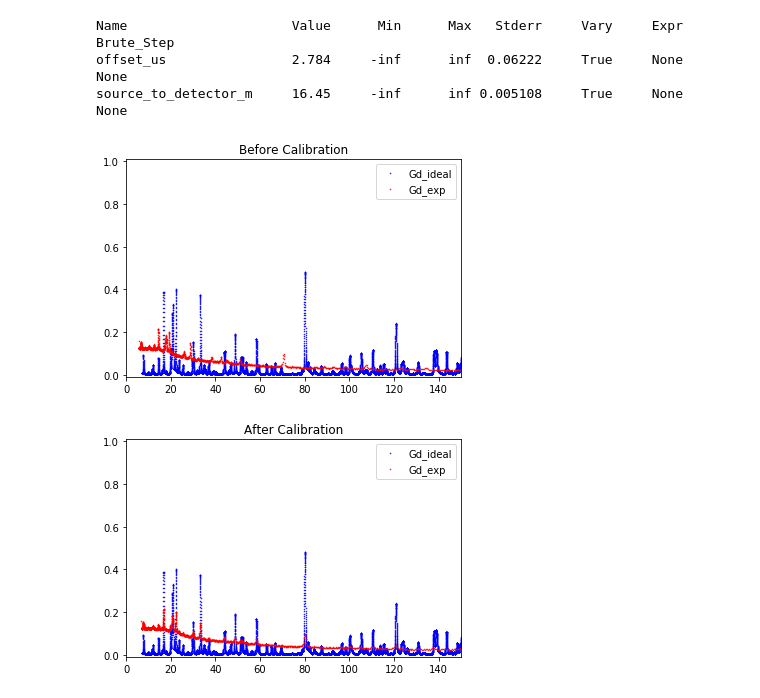
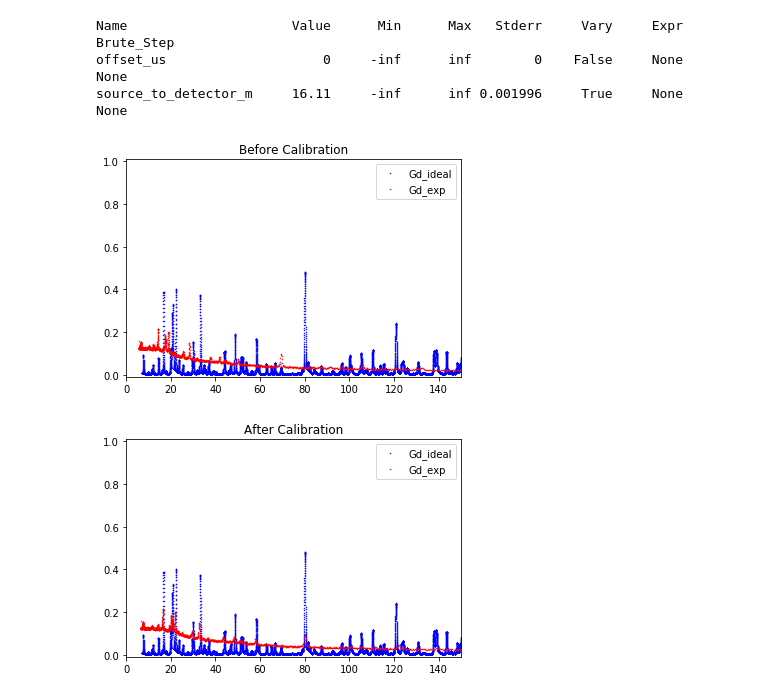
Before and after one commit to ornlneutronimaging/ResoFit, a Jupyter notebook: notebooks/tutorial.ipynb, the cells around one changed output. Drawn from its saved outputs; the diff is of its cells as text; code cells hidden in the pictures.

Commit message:
passed unit tests. updated the nbr_points+1 for scipy.interpolate

```diff
--- a/notebooks/tutorial.ipynb
+++ b/notebooks/tutorial.ipynb
@@ -20,49 +13,42 @@ energy_min = 7
 energy_max = 150
 energy_step = 0.01
 # %%
-# Input sample name or names as str, case sensitive
 _layer_1 = 'Gd'
 _thickness_1 = 0.15  # mm
 mass = 0.36  # gram
-length = 25
-width = 25
-height = 0.075
-mm3_to_cm3 = 0.001
-density = mass / (length * width * height * mm3_to_cm3)
-_density_1 = np.NaN
+density = 7.68 #mass / (length * width * height * mm3_to_cm3)
 
-
+folder = 'data'
 data_file = 'all_thin.txt'
 spectra_file = 'Image002_Spectra.txt'
 repeat = 5
-
-
-source_to_detector_m = 16  # 16#16.445359069030175#16.447496101100739
-offset_us = 0  # 0#2.7120797253959119#2.7355447625559037
+# %%
+source_to_detector_m = 16.  # 16#16.445359069030175#16.447496101100739
+offset_us = 0  # 0#2.7120797253959119#2.7355447625559037
 # %%
 # Calibrate the peak positions
-params_calibrate = Parameters()
-params_calibrate.add('source_to_detector_m', value=source_to_detector_m, vary=True)
-params_calibrate.add('offset_us', value=offset_us, vary=True)
-
 calibration = Calibration(data_file=data_file,
                           spectra_file=spectra_file,
                           layer_1=_layer_1,
                           thickness_1=_thickness_1,
                           density_1=np.NaN,
                           energy_min=energy_min,
                           energy_max=energy_max,
                           energy_step=energy_step,
-                          repeat=5)
+                          repeat=repeat,
+                          folder=folder)
 
-calibrate_result = calibration.calibrate(params_calibrate=params_calibrate)
+calibrate_result = calibration.calibrate(source_to_detector_m=source_to_detector_m,
+                                         offset_us=offset_us,
+                                         vary='source_to_detector')
 calibration.plot_before()
 calibration.plot_after()
+# calibration.plot_after_interp()
 # %% [output]
 Name                     Value      Min      Max   Stderr     Vary     Expr Brute_Step
-offset_us                2.784     -inf      inf  0.06222     True     None     None
-source_to_detector_m     16.45     -inf      inf 0.005108     True     None     None
+offset_us                    0     -inf      inf        0    False     None     None
+source_to_detector_m     16.11     -inf      inf 0.001996     True     None     None
 [figure]
-[figure, old version]
+[figure, new version]
 # %%
 # Fit the peak height
```
Also changed, not shown: parts of 2 cells of this notebook, 6 other files.
